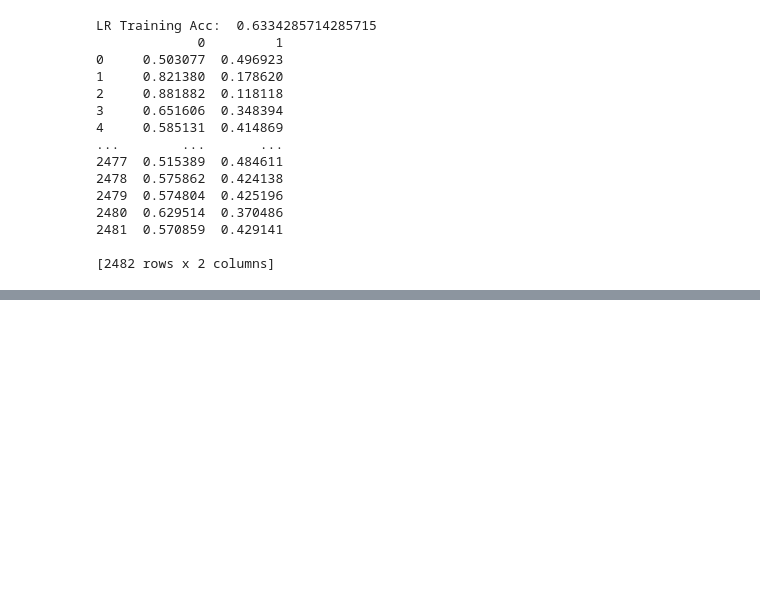
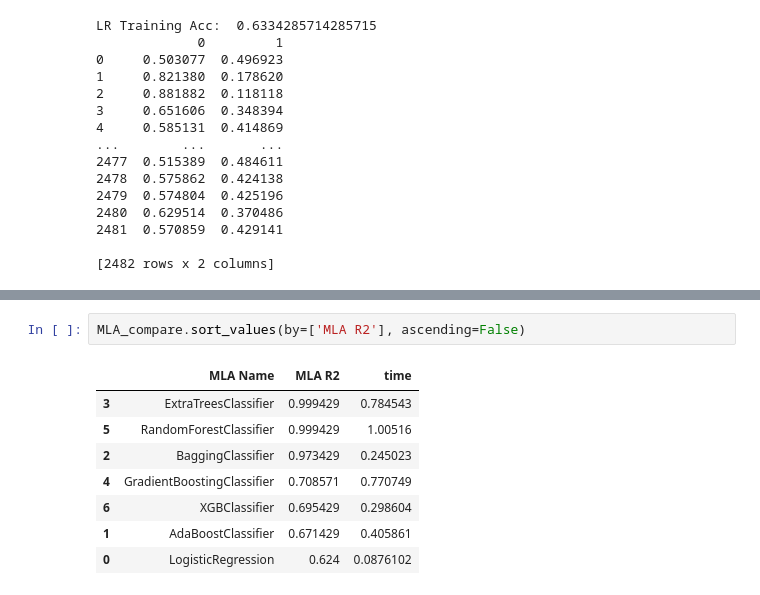
Before and after one commit to junheeyoon/-Study, a Jupyter notebook: 빅데이터분석기사_2유형_연습.ipynb, the cells around one changed output, grey strips where cells are left out. Saved outputs shown, nothing was run; the diff lists cells and outputs as text; blank space fills up the shorter version.

Commit message:
time check 추가

```diff
--- a/빅데이터분석기사_2유형_연습.ipynb
+++ b/빅데이터분석기사_2유형_연습.ipynb
@@ -391,0 +469,11 @@ LR Training Acc:  0.6334285714285715
+# %%
+MLA_compare.sort_values(by=['MLA R2'], ascending=False)
+# %% [output]
+|  | MLA Name | MLA R2 | time |
+| 3 | ExtraTreesClassifier | 0.999429 | 0.784543 |
+| 5 | RandomForestClassifier | 0.999429 | 1.00516 |
+| 2 | BaggingClassifier | 0.973429 | 0.245023 |
+| 4 | GradientBoostingClassifier | 0.708571 | 0.770749 |
+| 6 | XGBClassifier | 0.695429 | 0.298604 |
+| 1 | AdaBoostClassifier | 0.671429 | 0.405861 |
+| 0 | LogisticRegression | 0.624 | 0.0876102 |
```
Also changed, not shown: parts of 1 cell of this notebook.
